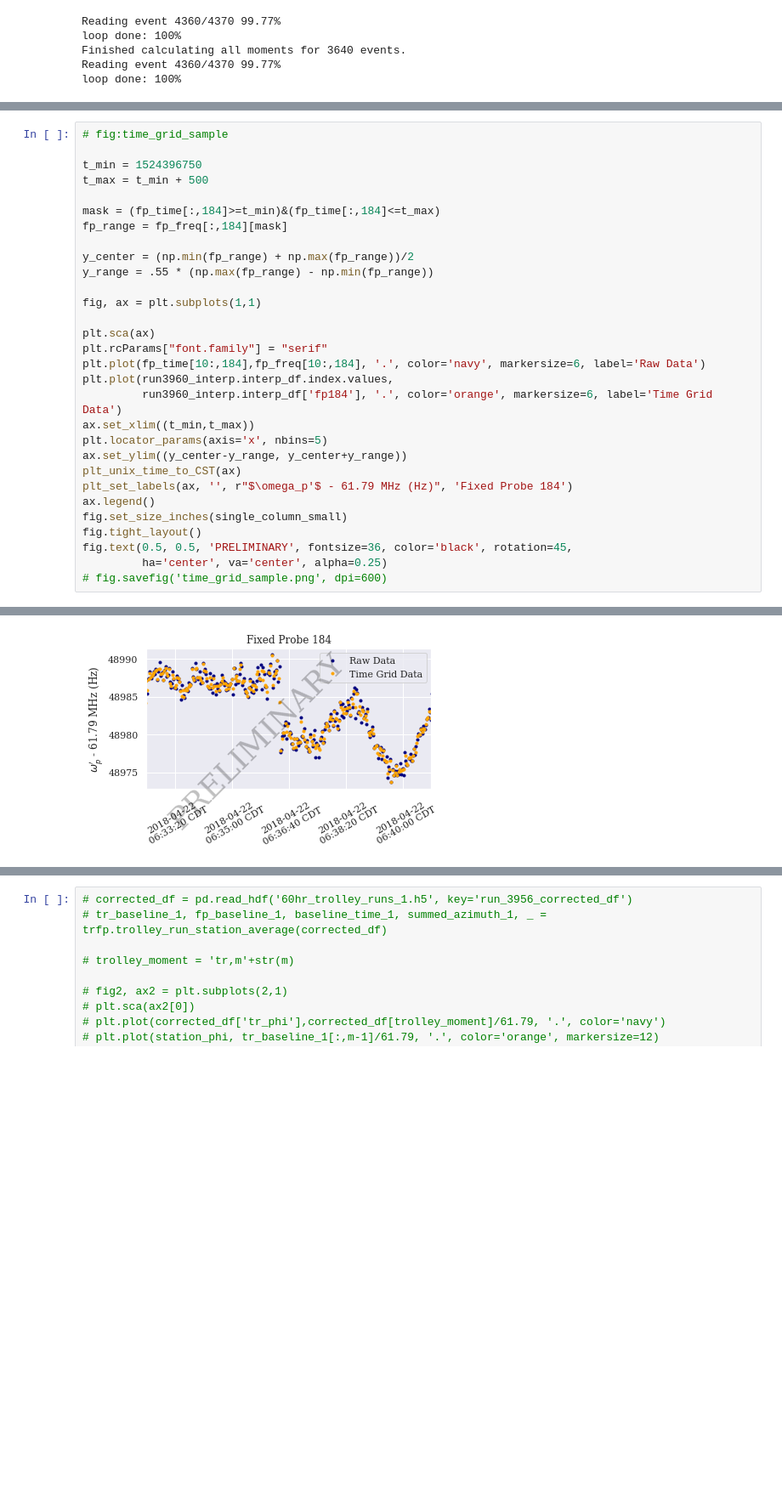
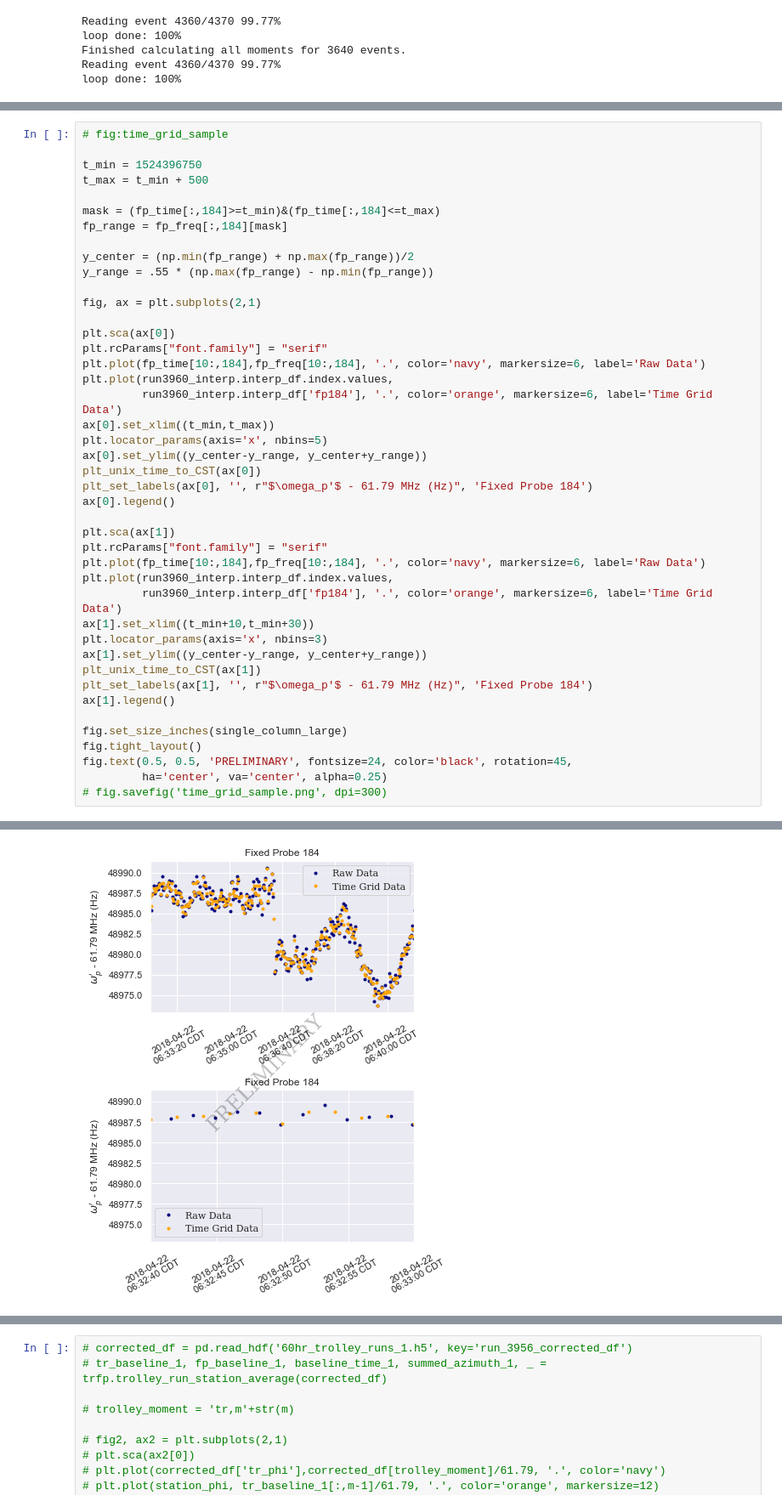
Before and after one commit to aetb/trfp, a Jupyter notebook: sync_test_new_jacobian.ipynb, the cells around one changed output, grey strips where cells are left out. Shown at 85% size. Drawn from its saved outputs; the diff is of its cells as text; blank space fills up the shorter version.

Commit message:
Updates from before and for interpolation review workshop.

```diff
--- a/sync_test_new_jacobian.ipynb
+++ b/sync_test_new_jacobian.ipynb
@@ -401,36 +406,49 @@ def fig_watermark(fig):
 # %%
 # fig:time_grid_sample
 
 t_min = 1524396750
 t_max = t_min + 500
 
 mask = (fp_time[:,184]>=t_min)&(fp_time[:,184]<=t_max)
 fp_range = fp_freq[:,184][mask]
 
 y_center = (np.min(fp_range) + np.max(fp_range))/2
 y_range = .55 * (np.max(fp_range) - np.min(fp_range))
 
-fig, ax = plt.subplots(1,1)
+fig, ax = plt.subplots(2,1)
 
-plt.sca(ax)
+plt.sca(ax[0])
 plt.rcParams["font.family"] = "serif"
 plt.plot(fp_time[10:,184],fp_freq[10:,184], '.', color='navy', markersize=6, label='Raw Data')
 plt.plot(run3960_interp.interp_df.index.values,
          run3960_interp.interp_df['fp184'], '.', color='orange', markersize=6, label='Time Grid Data')
-ax.set_xlim((t_min,t_max))
+ax[0].set_xlim((t_min,t_max))
 plt.locator_params(axis='x', nbins=5)
-ax.set_ylim((y_center-y_range, y_center+y_range))
-plt_unix_time_to_CST(ax)
-plt_set_labels(ax, '', r"$\omega_p'$ - 61.79 MHz (Hz)", 'Fixed Probe 184')
-ax.legend()
-fig.set_size_inches(single_column_small)
+ax[0].set_ylim((y_center-y_range, y_center+y_range))
+plt_unix_time_to_CST(ax[0])
+plt_set_labels(ax[0], '', r"$\omega_p'$ - 61.79 MHz (Hz)", 'Fixed Probe 184')
+ax[0].legend()
+
+plt.sca(ax[1])
+plt.rcParams["font.family"] = "serif"
+plt.plot(fp_time[10:,184],fp_freq[10:,184], '.', color='navy', markersize=6, label='Raw Data')
+plt.plot(run3960_interp.interp_df.index.values,
+         run3960_interp.interp_df['fp184'], '.', color='orange', markersize=6, label='Time Grid Data')
+ax[1].set_xlim((t_min+10,t_min+30))
+plt.locator_params(axis='x', nbins=3)
+ax[1].set_ylim((y_center-y_range, y_center+y_range))
+plt_unix_time_to_CST(ax[1])
+plt_set_labels(ax[1], '', r"$\omega_p'$ - 61.79 MHz (Hz)", 'Fixed Probe 184')
+ax[1].legend()
+
+fig.set_size_inches(single_column_large)
 fig.tight_layout()
-fig.text(0.5, 0.5, 'PRELIMINARY', fontsize=36, color='black', rotation=45,
+fig.text(0.5, 0.5, 'PRELIMINARY', fontsize=24, color='black', rotation=45,
          ha='center', va='center', alpha=0.25)
-# fig.savefig('time_grid_sample.png', dpi=600)
+# fig.savefig('time_grid_sample.png', dpi=300)
 # %% [output]
 Text(0.5,0.5,'PRELIMINARY')
-[figure, old version]
+[figure, new version]
 # %%
 # fig:time_grid_resids
 
```
Also changed, not shown: parts of 12 cells of this notebook, 11 other files.
